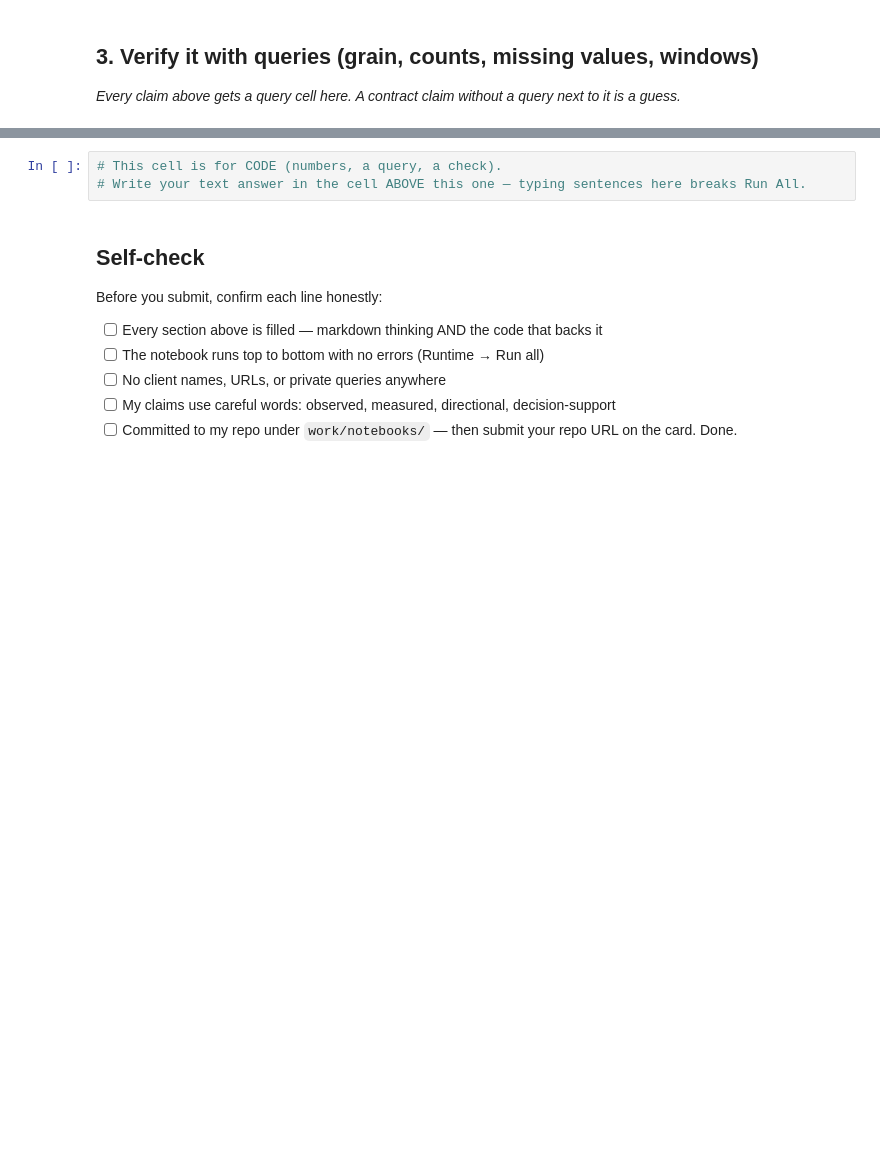
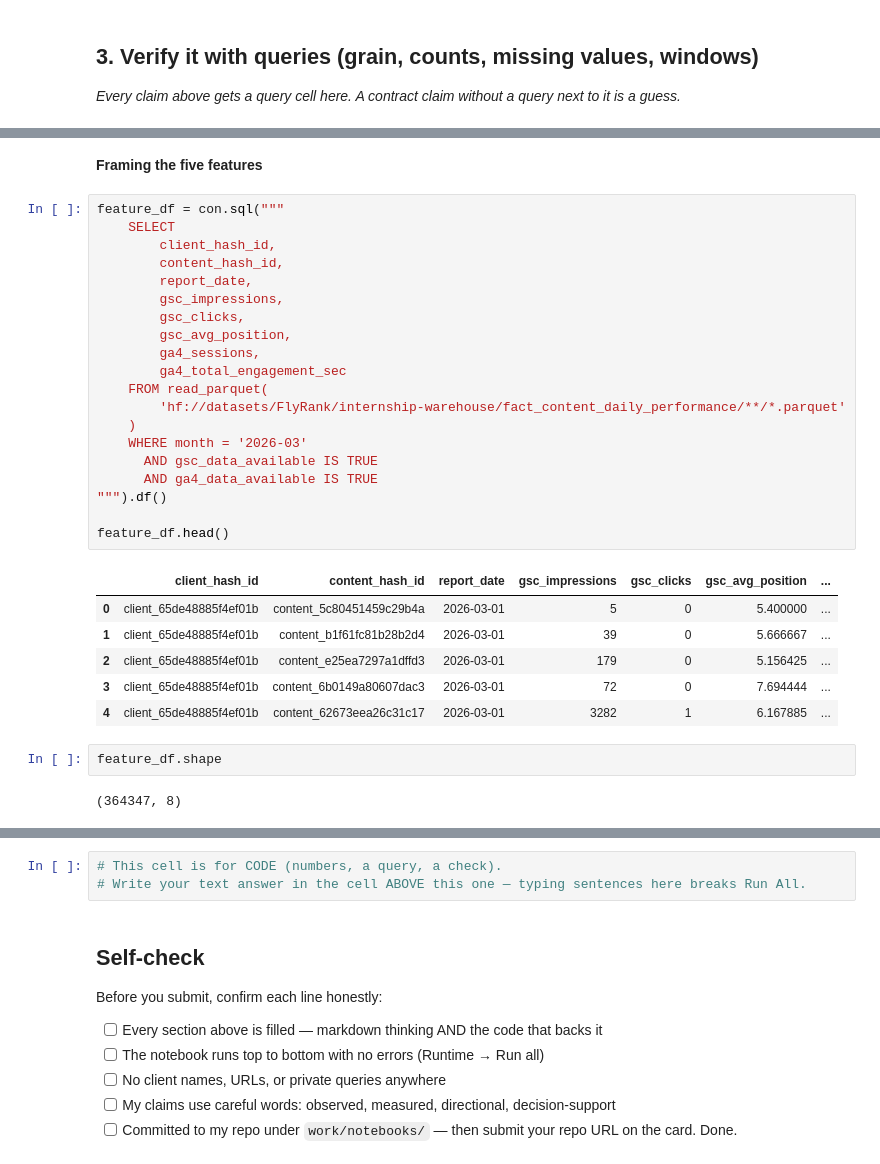
Before and after one commit to yousefwerida28/Flyrank-ML-intern, a Jupyter notebook: work/notebooks/w03_data_contract.ipynb, the cells around one changed output, grey strips where cells are left out. Cells and saved outputs as stored; diff of their text form; blank space fills up the shorter version.

```diff
--- a/work/notebooks/w03_data_contract.ipynb
+++ b/work/notebooks/w03_data_contract.ipynb
@@ -33,0 +229,33 @@ This skeleton is yours to fill. Work the sections **in order** — each one has
+# %% [markdown]
+**Framing the five features**
+# %%
+feature_df = con.sql("""
+    SELECT
+        client_hash_id,
+        content_hash_id,
+        report_date,
+        gsc_impressions,
+        gsc_clicks,
+        gsc_avg_position,
+        ga4_sessions,
+        ga4_total_engagement_sec
+    FROM read_parquet(
+        'hf://datasets/FlyRank/internship-warehouse/fact_content_daily_performance/**/*.parquet'
+    )
+    WHERE month = '2026-03'
+      AND gsc_data_available IS TRUE
+      AND ga4_data_available IS TRUE
+""").df()
+
+feature_df.head()
+# %% [output]
+|  | client_hash_id | content_hash_id | report_date | gsc_impressions | gsc_clicks | gsc_avg_position | ... |
+| 0 | client_65de48885f4ef01b | content_5c80451459c29b4a | 2026-03-01 | 5 | 0 | 5.400000 | ... |
+| 1 | client_65de48885f4ef01b | content_b1f61fc81b28b2d4 | 2026-03-01 | 39 | 0 | 5.666667 | ... |
+| 2 | client_65de48885f4ef01b | content_e25ea7297a1dffd3 | 2026-03-01 | 179 | 0 | 5.156425 | ... |
+| 3 | client_65de48885f4ef01b | content_6b0149a80607dac3 | 2026-03-01 | 72 | 0 | 7.694444 | ... |
+| 4 | client_65de48885f4ef01b | content_62673eea26c31c17 | 2026-03-01 | 3282 | 1 | 6.167885 | ... |
+# %%
+feature_df.shape
+# %% [output]
+(364347, 8)
```
Also changed, not shown: parts of 29 cells of this notebook.
